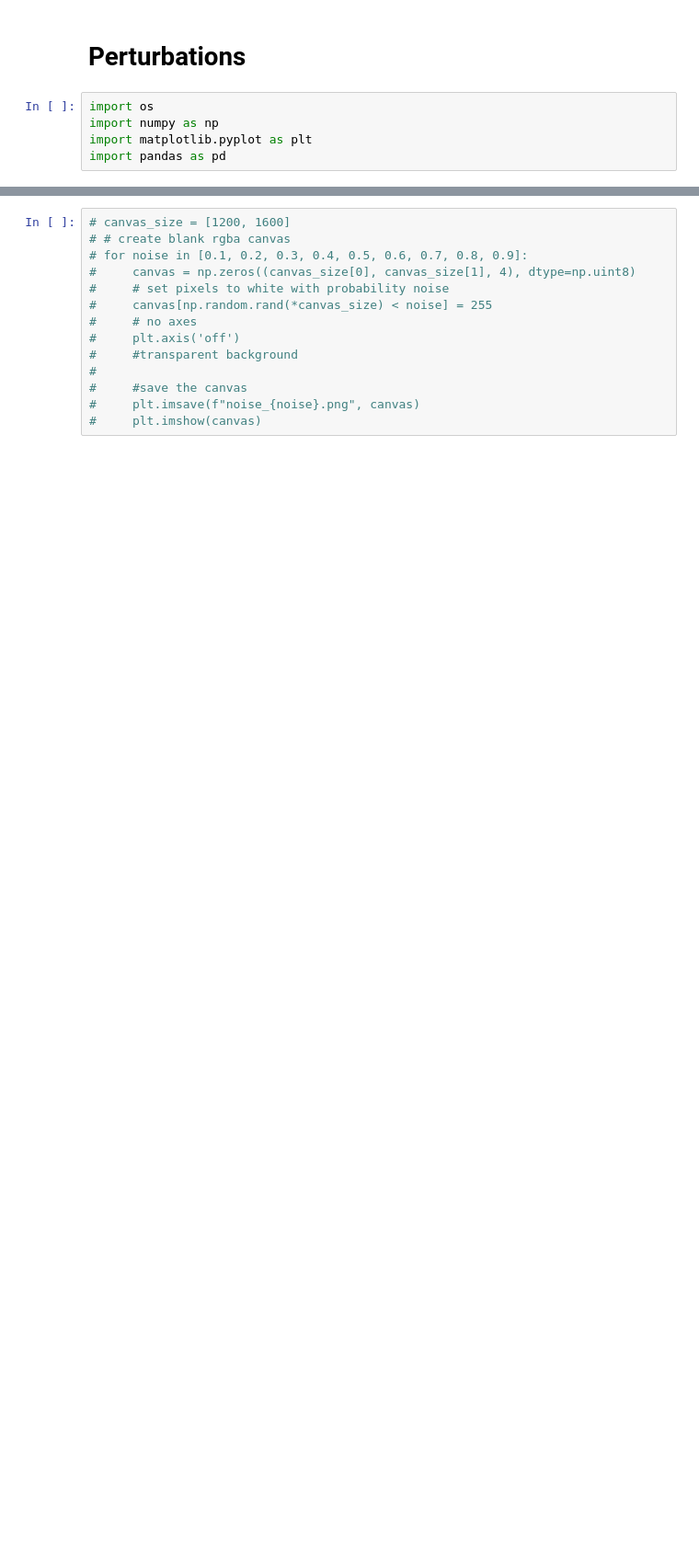
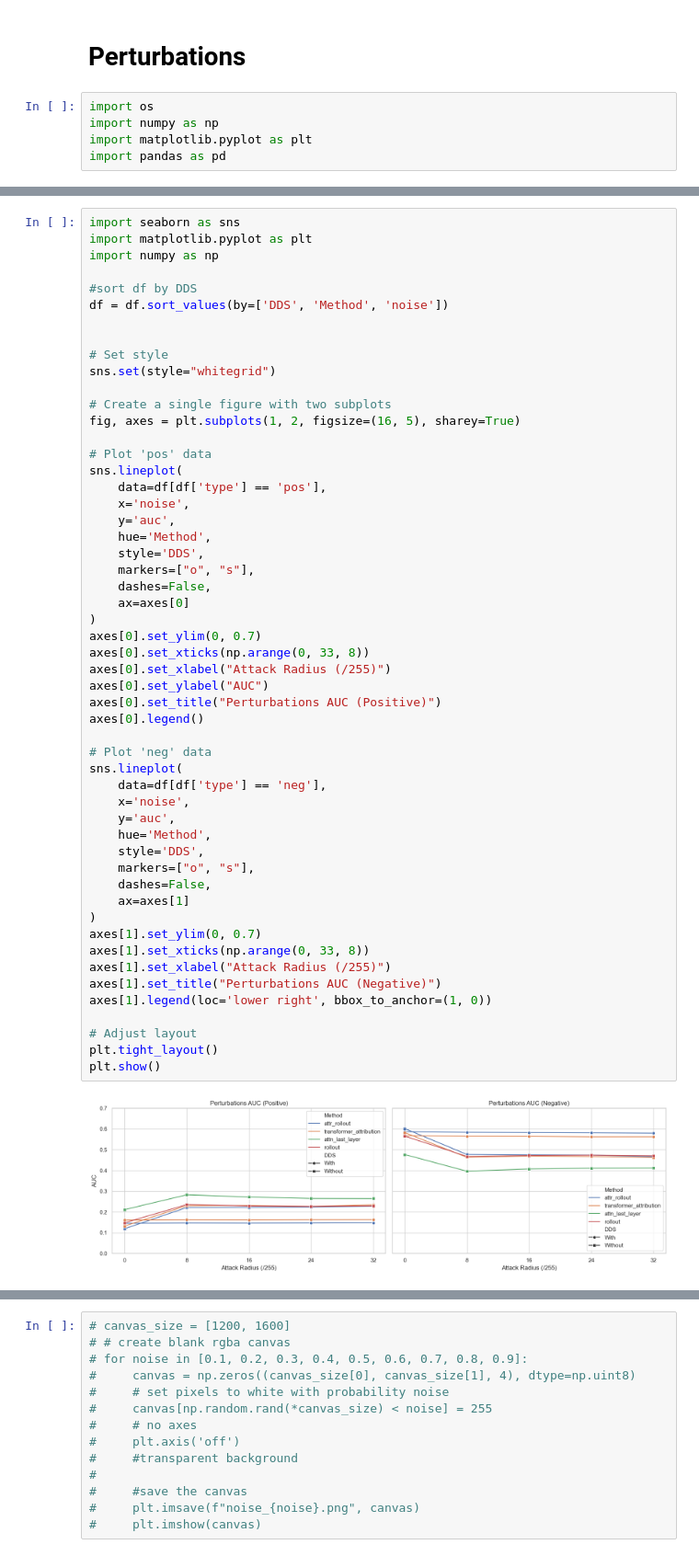
Before and after one commit to aerdelez/re-fvit, a Jupyter notebook: graphs.ipynb, the cells around one changed output, grey strips where cells are left out. Shown at 92% size. Saved outputs shown, nothing was run; the diff lists cells and outputs as text; blank space fills up the shorter version.

```diff
--- a/graphs.ipynb
+++ b/graphs.ipynb
@@ -86,0 +92,55 @@ df.head()
+# %%
+import seaborn as sns
+import matplotlib.pyplot as plt
+import numpy as np
+
+#sort df by DDS
+df = df.sort_values(by=['DDS', 'Method', 'noise'])
+
+
+# Set style
+sns.set(style="whitegrid")
+
+# Create a single figure with two subplots
+fig, axes = plt.subplots(1, 2, figsize=(16, 5), sharey=True)
+
+# Plot 'pos' data
+sns.lineplot(
+    data=df[df['type'] == 'pos'],
+    x='noise',
+    y='auc',
+    hue='Method',
+    style='DDS',
+    markers=["o", "s"],
+    dashes=False,
+    ax=axes[0]
+)
+axes[0].set_ylim(0, 0.7)
+axes[0].set_xticks(np.arange(0, 33, 8))
+axes[0].set_xlabel("Attack Radius (/255)")
+axes[0].set_ylabel("AUC")
+axes[0].set_title("Perturbations AUC (Positive)")
+axes[0].legend()
+
+# Plot 'neg' data
+sns.lineplot(
+    data=df[df['type'] == 'neg'],
+    x='noise',
+    y='auc',
+    hue='Method',
+    style='DDS',
+    markers=["o", "s"],
+    dashes=False,
+    ax=axes[1]
+)
+axes[1].set_ylim(0, 0.7)
+axes[1].set_xticks(np.arange(0, 33, 8))
+axes[1].set_xlabel("Attack Radius (/255)")
+axes[1].set_title("Perturbations AUC (Negative)")
+axes[1].legend(loc='lower right', bbox_to_anchor=(1, 0))
+
+# Adjust layout
+plt.tight_layout()
+plt.show()
+# %% [output]
+[figure, added]
```
Also changed, not shown: parts of 17 cells of this notebook.
